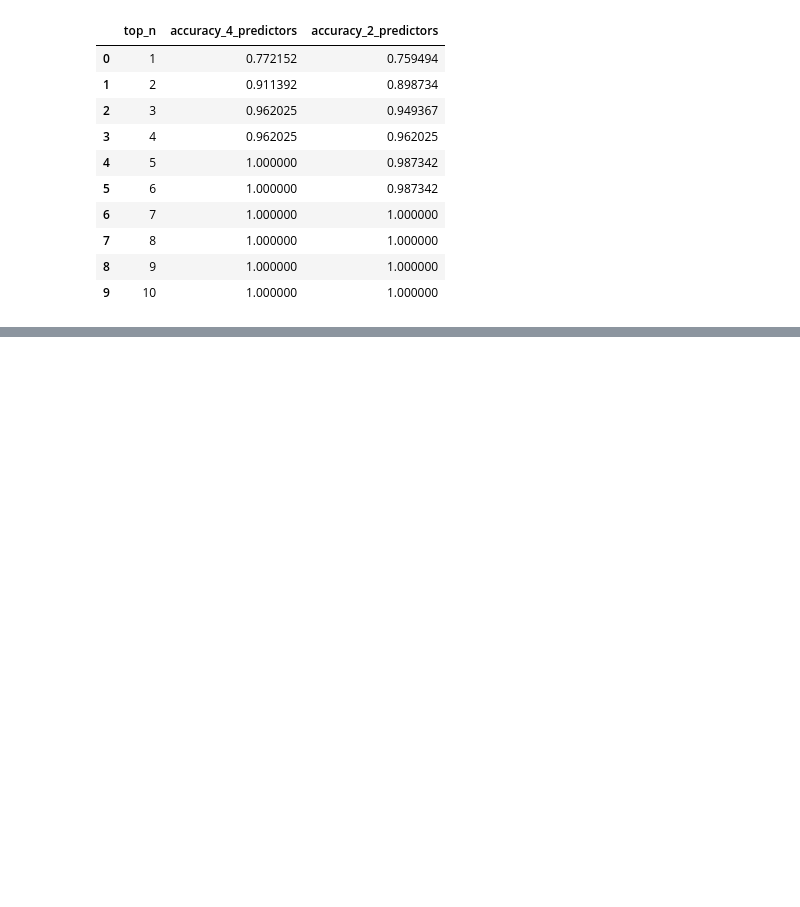
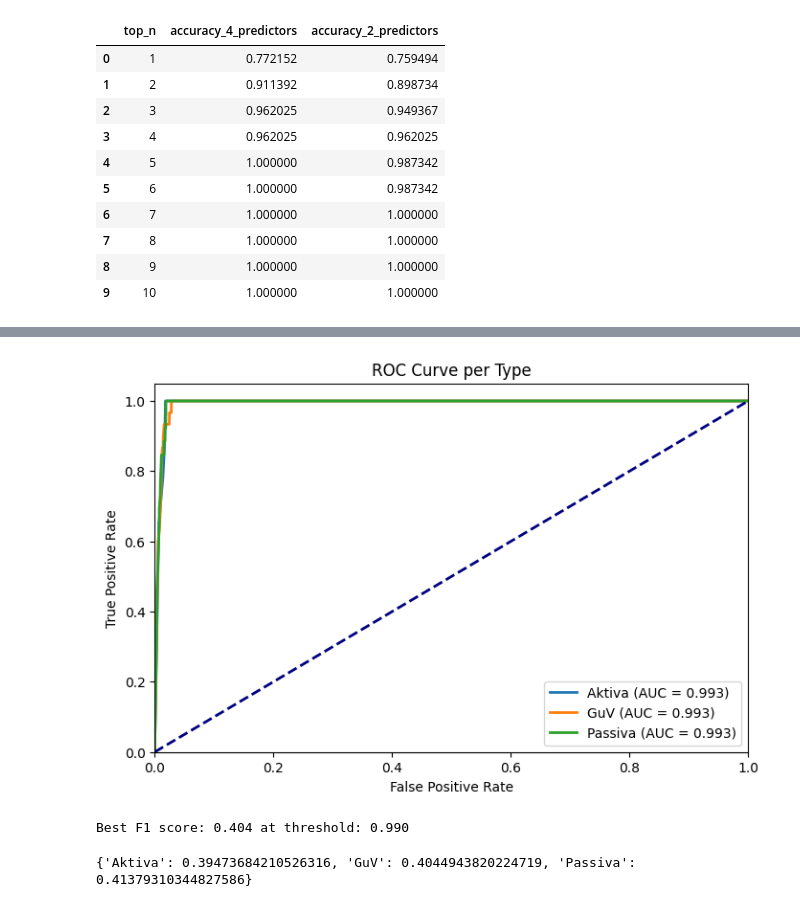
Before and after one commit to Famondir/Thesis, a Jupyter notebook: benchmark_jobs/page_identification/term_frequency.ipynb, the cells around one changed output, grey strips where cells are left out. Cells and saved outputs as stored; diff of their text form; code cells hidden in the pictures; blank space fills up the shorter version.

```diff
--- a/benchmark_jobs/page_identification/term_frequency.ipynb
+++ b/benchmark_jobs/page_identification/term_frequency.ipynb
@@ -1014,0 +1045,53 @@ df_topn_4_predictors.merge(df_topn, on="top_n", suffixes=('_4_predictors', '_2_p
+# %%
+from sklearn.metrics import roc_curve, auc, roc_auc_score
+import matplotlib.pyplot as plt
+
+plt.figure(figsize=(8, 5))
+
+for t in df_test_split['type'].unique():
+    mask = df_test_split['type'] == t
+    y_true = df_test_split.loc[mask, 'is_truth'].values
+    y_score = clf.predict_proba(df_test_split.loc[mask, predictors].values)[:, 1]
+    fpr, tpr, _ = roc_curve(y_true, y_score)
+    roc_auc = roc_auc_score(y_true, y_score)
+    plt.plot(fpr, tpr, lw=2, label=f'{t} (AUC = {roc_auc:.3f})')
+
+plt.plot([0, 1], [0, 1], color='navy', lw=2, linestyle='--')
+plt.xlim([0.0, 1.0])
+plt.ylim([0.0, 1.05])
+plt.xlabel('False Positive Rate')
+plt.ylabel('True Positive Rate')
+plt.title('ROC Curve per Type')
+plt.legend(loc="lower right")
+plt.show()
+# %% [output]
+[figure, added]
+# %%
+from sklearn.metrics import f1_score
+import numpy as np
+
+# Find the score threshold that gives the best F1 score (for all types together)
+y_true = df_test_split['is_truth'].values
+y_score = df_test_split['score'].values
+
+thresholds = np.linspace(0, 1, 1001)
+f1_scores = [f1_score(y_true, (y_score > thresh).astype(int)) for thresh in thresholds]
+best_idx = np.argmax(f1_scores)
+best_threshold = thresholds[best_idx]
+best_f1 = f1_scores[best_idx]
+
+print(f"Best F1 score: {best_f1:.3f} at threshold: {best_threshold:.3f}")
+# %% [output]
+Best F1 score: 0.404 at threshold: 0.990
+# %%
+f1_scores = {}
+
+for t in df_test_split['type'].unique():
+    mask = df_test_split['type'] == t
+    y_true = df_test_split.loc[mask, 'is_truth'].values
+    y_pred = (df_test_split.loc[mask, 'score'] > best_threshold).astype(int)
+    f1_scores[t] = f1_score(y_true, y_pred)
+
+print(f1_scores)
+# %% [output]
+{'Aktiva': 0.39473684210526316, 'GuV': 0.4044943820224719, 'Passiva': 0.41379310344827586}
```
Also changed, not shown: parts of 11 cells of this notebook, 51 other files.
